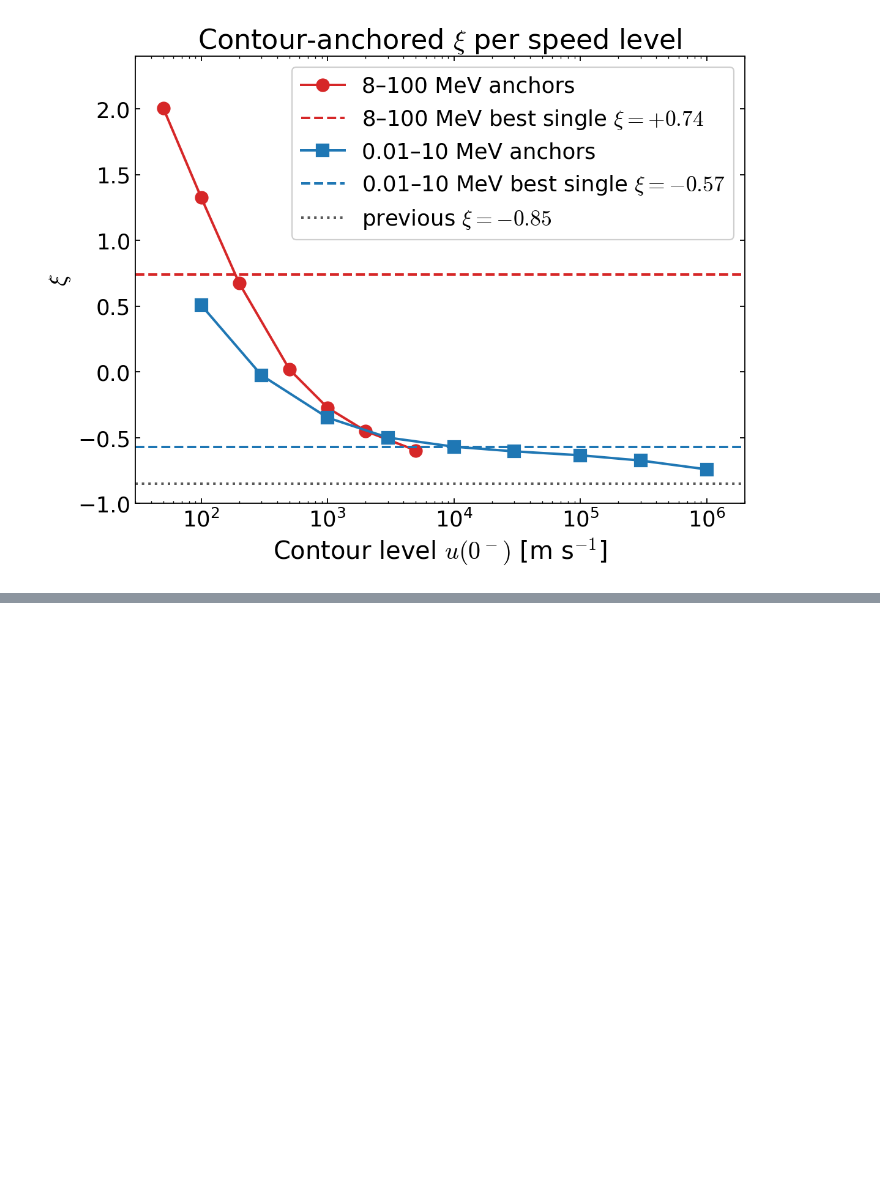
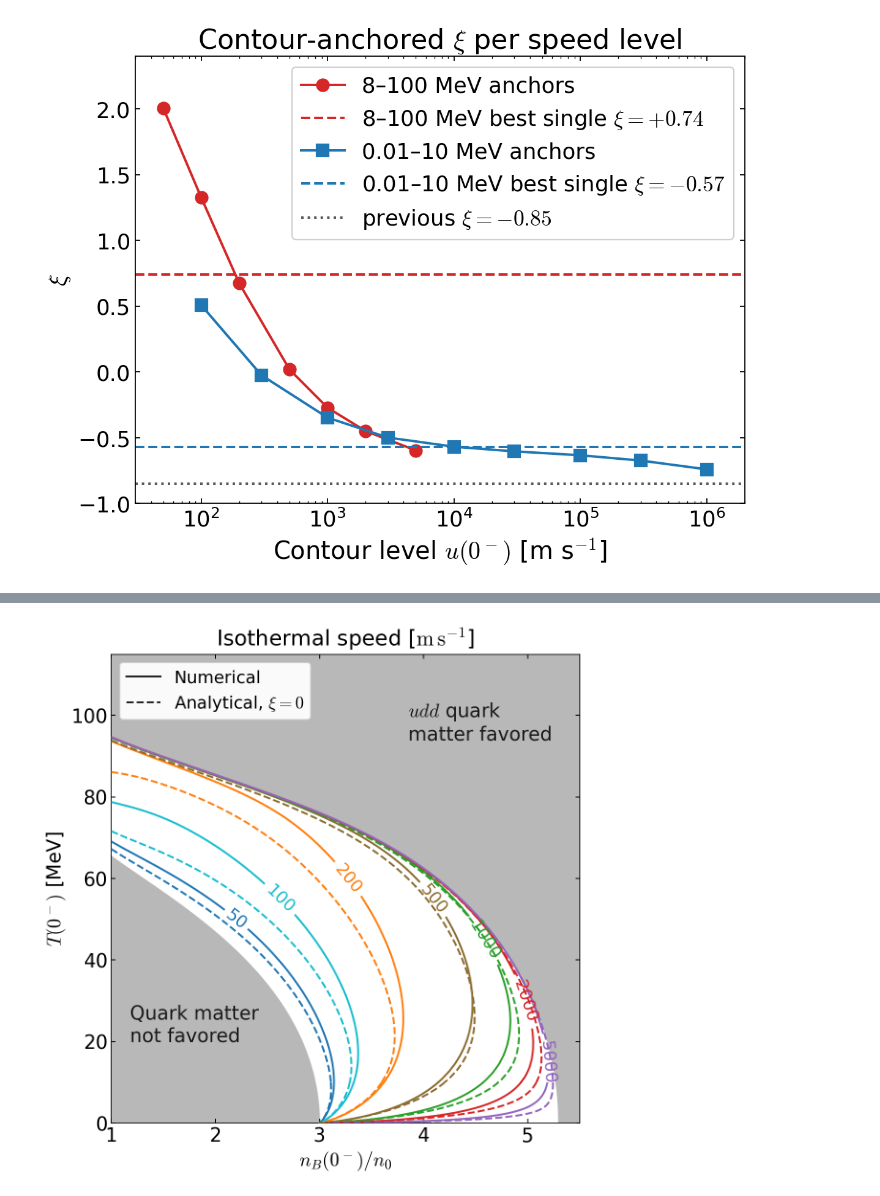
Before and after one commit to JiazhenShao/RMFsolver, a Jupyter notebook: 26-10-27-isothermal.ipynb, the cells around one changed output, grey strips where cells are left out. Cells and saved outputs as stored; diff of their text form; code cells hidden in the pictures; blank space fills up the shorter version.

Commit message:
isothermal notebook: analytical at xi = 0 versus numerical (linear, and low-T log in the manuscript layout)
Co-Authored-By: Claude Opus 5.5 <noreply@anthropic.com>

```diff
--- a/26-10-27-isothermal.ipynb
+++ b/26-10-27-isothermal.ipynb
@@ -735,0 +740,87 @@ with plt.rc_context({"mathtext.fontset": MATH_FONT_SET}):
+# %%
+# Tunable plotting parameters
+VELOCITY_CONTOUR_LEVELS_M_S = (50.0, 100.0, 200.0, 500.0, 1000.0, 2000.0, 5000.0)
+VELOCITY_CONTOUR_COLORS = ('#1f77b4', '#17becf', '#ff7f0e', '#8c6d31', '#2ca02c', '#d62728', '#9467bd')
+VELOCITY_CONTOUR_LINE_STYLE = '-'
+VELOCITY_CONTOUR_LINE_WIDTH = 1.8
+CONTOUR_LABEL_FONT_SIZE = 16
+CONTOUR_LABEL_FORMAT = '%g'
+CONTOUR_LABEL_INLINE = True
+CONTOUR_LABEL_INLINE_SPACING = 4
+CONTOUR_LABEL_TEMPERATURES_MEV = {50.0: 50.0, 100.0: 55.0, 200.0: 60.0, 500.0: 55.0, 1000.0: 45.0, 2000.0: 30.0, 5000.0: 15.0}
+CONTOUR_ZORDER = 3
+EXCLUDED_REGION_COLOR = '0.72'
+EXCLUDED_REGION_ALPHA = 1.0
+EXCLUDED_REGION_ZORDER = 0
+OUTER_REGION_TEXT = '$udd$ quark\nmatter favored'
+OUTER_REGION_TEXT_POSITION = (3.85, 94.0)
+INNER_REGION_TEXT = 'Quark matter\nnot favored'
+INNER_REGION_TEXT_POSITION = (1.18, 20.0)
+REGION_TEXT_COLOR = '0.10'
+REGION_TEXT_FONT_SIZE = 18
+REGION_TEXT_ZORDER = 5
+FIGURE_SIZE = (7.2, 7.2)
+FIGURE_DPI = 160
+EXPORT_DPI = 220
+BACKGROUND_COLOR = 'white'
+CONSTRAINED_LAYOUT = True
+MATHTEXT_FONTSET = 'cm'
+MATHTEXT_ROMAN = 'serif'
+MATHTEXT_ITALIC = 'serif:italic'
+MATHTEXT_BOLD = 'serif:bold'
+X_LIMITS = (1.0, 5.5)
+Y_LIMITS_MEV = (0.0, 115.0)
+X_SCALE = 'linear'
+Y_SCALE = 'linear'
+BOX_ASPECT = 1.0
+TITLE = 'Isothermal speed [$\\mathrm{m\\,s^{-1}}$]'
+TITLE_FONT_SIZE = 20
+TITLE_PAD = 8
+X_LABEL = '$n_B(0^-)/n_0$'
+Y_LABEL = '$T(0^-)$ [MeV]'
+AXIS_LABEL_FONT_SIZE = 18
+TICK_LABEL_FONT_SIZE = 18
+TICK_DIRECTION = 'in'
+TICKS_TOP = True
+TICKS_RIGHT = True
+TICK_LENGTH = 4
+TICK_WIDTH = 0.9
+SPINE_LINE_WIDTH = 0.8
+XI = 0.0   # both meshes
+HIGH_T_CLIP_MEV = 10.0   # polar mesh above, row mesh below
+RADIAL_UPSAMPLE = 8   # display-only PCHIP refinement along rays in -ln(1-f)
+LOW_T_UPSAMPLE = 8    # display-only PCHIP refinement along rows in logit(f)
+ANALYTICAL_LINE_STYLE = '--'
+NUMERICAL_LINE_STYLE = '-'
+LEGEND_LOCATION = 'upper left'
+LEGEND_FONT_SIZE = 16
+LEGEND_HANDLE_COLOR = '0.15'
+OUTPUT_STEM = "local_analysis_results/26-10-27/isothermal-comparison-linear-xi0"
+
+style = dict(iso_plot.LINEAR_REFERENCE_STYLE)
+style.update({key.lower(): value for key, value in list(globals().items())
+              if key.isupper() and key.lower() in style})
+analytic_retuned = dict(analytic_highT, speed_m_s=iso_xi.retune(xi_cache_highT, XI))
+analytic_lowT_retuned = dict(analytic_lowT, speed_m_s=iso_xi.retune(xi_cache_lowT, XI))
+
+figure, axis, rc = iso_plot.new_axes(style)
+with mpl.rc_context(rc):
+    iso_plot.draw_background(axis, boundary_curves, style)
+    iso_plot.draw_contours(axis, numerical_highT, T_range=(HIGH_T_CLIP_MEV, np.inf), style=style,
+                           line_style=NUMERICAL_LINE_STYLE, radial_upsample=RADIAL_UPSAMPLE)
+    iso_plot.draw_contours(axis, analytic_retuned, T_range=(HIGH_T_CLIP_MEV, np.inf), style=style,
+                           line_style=ANALYTICAL_LINE_STYLE, label=False, radial_upsample=RADIAL_UPSAMPLE)
+    for payload, line_style in ((numerical_lowT, NUMERICAL_LINE_STYLE), (analytic_lowT_retuned, ANALYTICAL_LINE_STYLE)):
+        iso_plot.draw_row_contours(axis, payload, VELOCITY_CONTOUR_LEVELS_M_S, VELOCITY_CONTOUR_COLORS,
+                                   line_style, VELOCITY_CONTOUR_LINE_WIDTH, CONTOUR_ZORDER,
+                                   T_range=(Y_LIMITS_MEV[0], HIGH_T_CLIP_MEV), x_limits=X_LIMITS,
+                                   radial_upsample=LOW_T_UPSAMPLE)
+    iso_plot.method_legend(axis, [("Numerical", NUMERICAL_LINE_STYLE),
+                                  (rf"Analytical, $\xi={XI:g}$", ANALYTICAL_LINE_STYLE)],
+                           font_size=LEGEND_FONT_SIZE, location=LEGEND_LOCATION, color=LEGEND_HANDLE_COLOR,
+                           line_width=VELOCITY_CONTOUR_LINE_WIDTH)
+    iso_plot.finish_axes(axis, style, title=TITLE)
+    iso_plot.export(figure, ROOT / OUTPUT_STEM, style)
+    plt.show()
+# %% [output]
+[figure, added]
```
Also changed, not shown: parts of 2 cells of this notebook, 4 other files.
